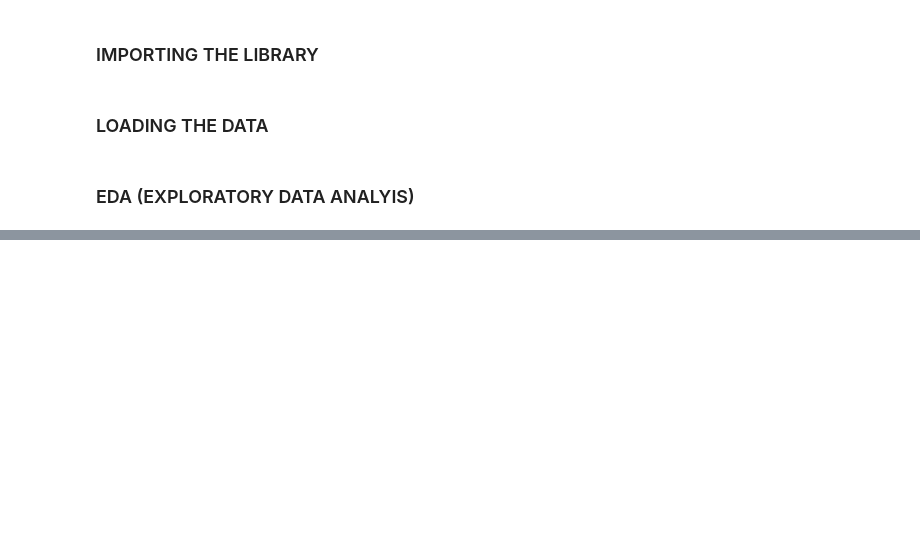
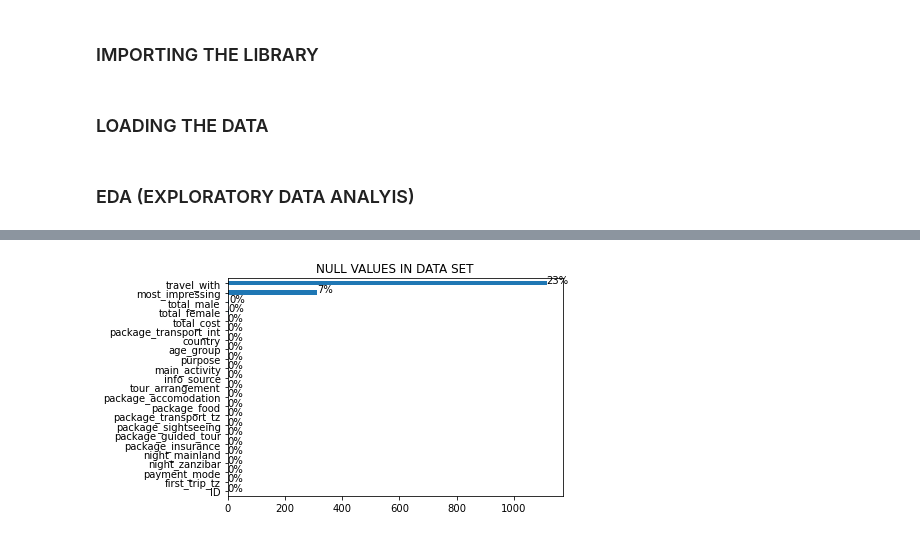
Before and after one commit to innocent-charles/TanzaTour-AI, a Jupyter notebook: Tazatep dataset/TanzaTourAI_version.ipynb, the cells around one changed output, grey strips where cells are left out. Drawn from its saved outputs; the diff is of its cells as text; code cells hidden in the pictures; blank space fills up the shorter version.

```diff
--- a/Tazatep dataset/TanzaTourAI_version.ipynb
+++ b/Tazatep dataset/TanzaTourAI_version.ipynb
@@ -47,0 +128,13 @@ data.tail(10)
+# %%
+group=data.isnull().sum().sort_values().plot(kind="barh")
+plt.title("NULL VALUES IN DATA SET")
+for p in group.patches:
+    z=((p.get_width()/data.shape[0])*100)
+    per="{:,.0f}%".format(z)
+    height=p.get_height()
+    width=p.get_width()
+    x=p.get_x()+width + 0.02
+    y=p.get_y()+height/2
+    plt.annotate(per,(x,y))
+# %% [output]
+[figure, added]
```
Also changed, not shown: parts of 15 cells of this notebook.
